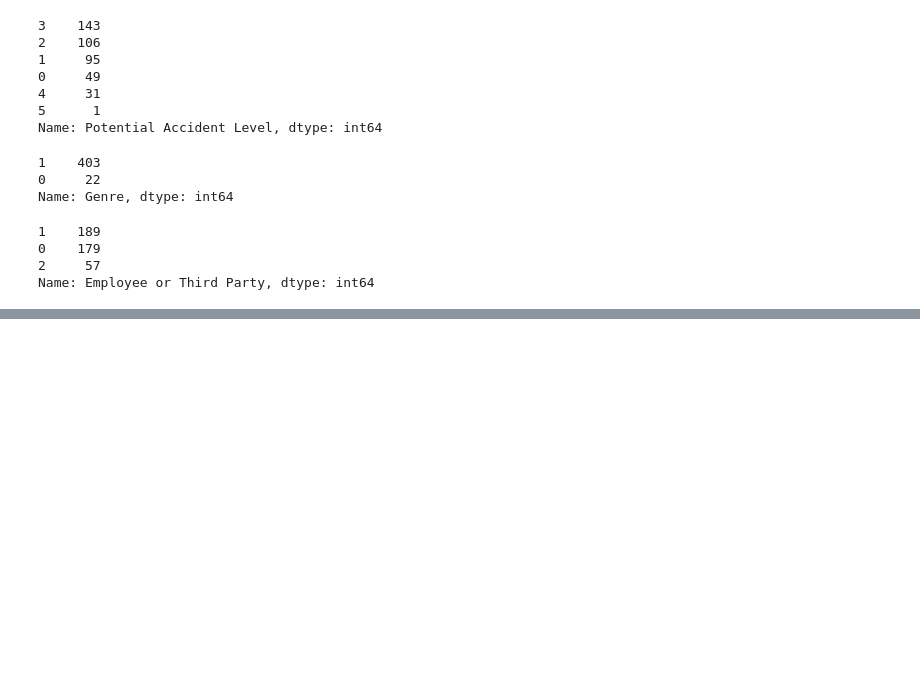
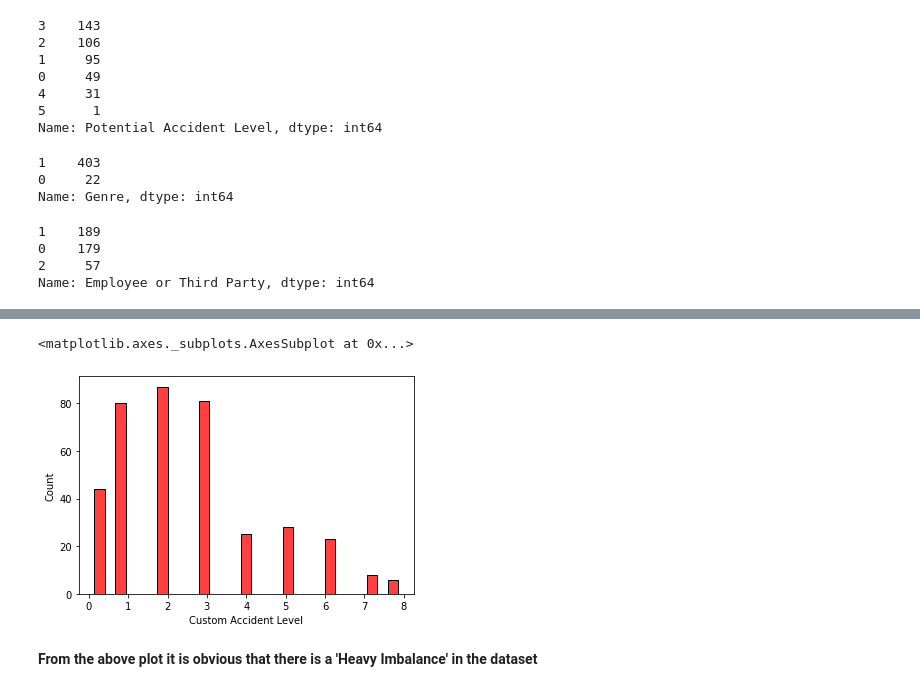
Before and after one commit to siiddd/Risk-Analysis-Chatbot, a Jupyter notebook: Chatbot.ipynb, the cells around one changed output, grey strips where cells are left out. Cells and saved outputs as stored; diff of their text form; code cells hidden in the pictures; blank space fills up the shorter version.

```diff
--- a/Chatbot.ipynb
+++ b/Chatbot.ipynb
@@ -142,0 +182,6 @@ Name: Employee or Third Party, dtype: int64
+# %%
+# Creating a Feature out of 'Accident Level' and 'Potential Accident Level' by combining them
+
+dataset['Custom Accident Level'] = dataset['Accident Level'] + dataset['Potential Accident Level']
+dataset = dataset.iloc[:, [0,1,2,5,6,7,8,9]]
+dataset
@@ -142,0 +202,5 @@ Name: Employee or Third Party, dtype: int64
+# %%
+# Target Variable is 'Custom Accident Level'
+
+dataset_y = dataset['Custom Accident Level']
+dataset_y.value_counts(sort = True)
@@ -142,0 +219,5 @@ Name: Employee or Third Party, dtype: int64
+# %%
+# Independant Variables separation
+
+dataset_x = dataset.iloc[:, :-1]
+dataset_x
@@ -142,0 +238,6 @@ Name: Employee or Third Party, dtype: int64
+# %%
+# Split the data into Test and Train
+
+from sklearn.model_selection import train_test_split as tts
+x_train, x_test, y_train, y_test = tts(dataset_x, pd.DataFrame(dataset_y), train_size = 0.90, random_state = 12)
+print(x_train.shape, y_train.shape)
@@ -142,0 +352,7 @@ Name: Employee or Third Party, dtype: int64
+# %%
+sns.histplot(y_train['Custom Accident Level'], shrink  = 0.5, color = 'red')
+# %% [output]
+<matplotlib.axes._subplots.AxesSubplot at 0x...>
+[figure, added]
+# %% [markdown]
+**From the above plot it is obvious that there is a 'Heavy Imbalance' in the dataset**
```
Also changed, not shown: parts of 17 cells of this notebook.
